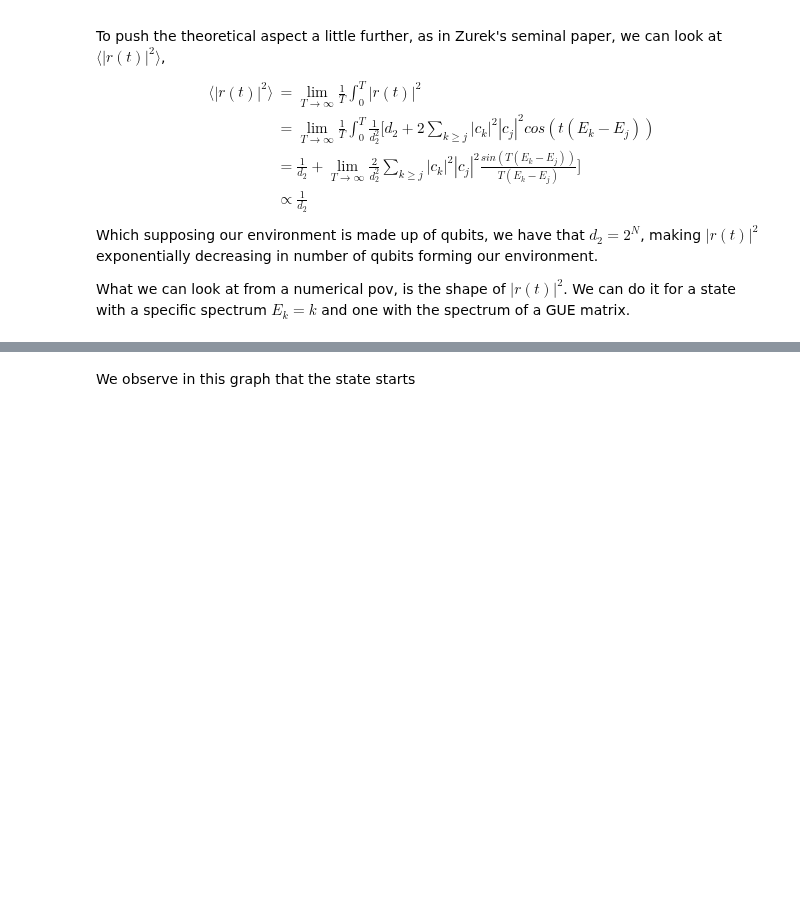
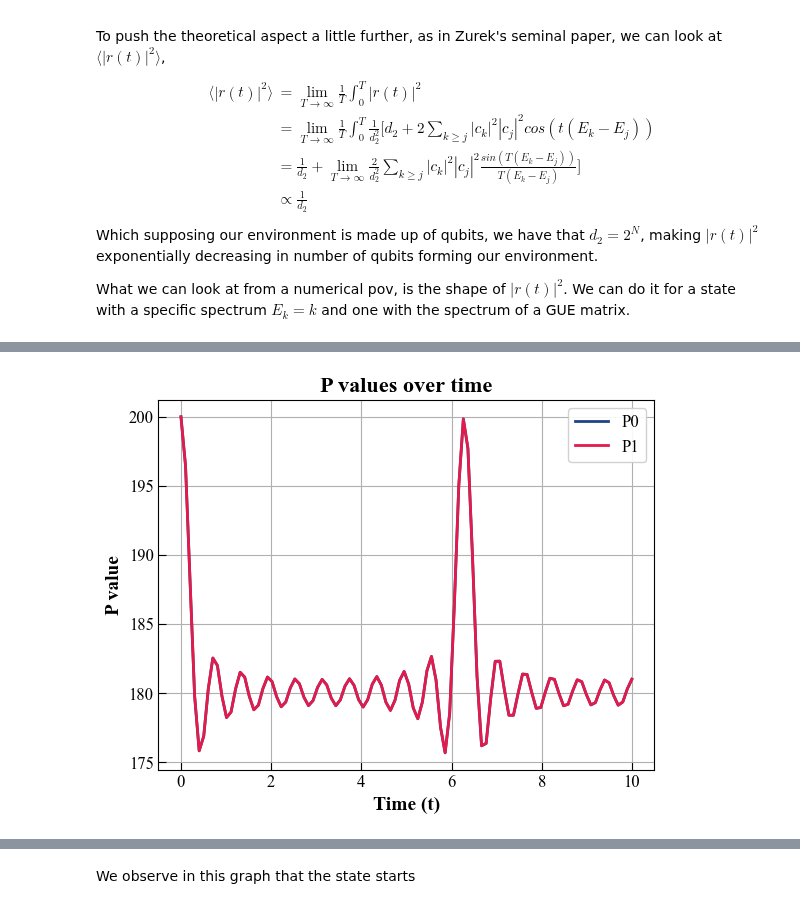
Before and after one commit to MarinAndreGirard/ACL, a Jupyter notebook: Working/Decoherence_edu.ipynb, the cells around one changed output, grey strips where cells are left out. Drawn from its saved outputs; the diff is of its cells as text; code cells hidden in the pictures; blank space fills up the shorter version.

```diff
--- a/Working/Decoherence_edu.ipynb
+++ b/Working/Decoherence_edu.ipynb
@@ -388,0 +296,82 @@ array([0.        , 0.        , 0.70710678, 0.        , 0.        ,
+# %%
+d=10
+E_list_k = np.linspace(1, d, d)
+H_k=np.diag(E_list_k)
+random_list = (np.random.rand(d)*10).tolist()
+H_r=np.diag(random_list)
+
+q0=ar([1,0])
+q1=ar([0,1])
+basis_vectors = []
+for i in range(d):
+    vector = np.zeros(d)
+    vector[i] = 1
+    basis_vectors.append(vector)
+
+psi_s=(1/np.sqrt(2))*(q0+q1)
+psi_e=1/np.sqrt(d)*sum(basis_vectors)
+psi_0=kr(psi_s,psi_e)
+
+def get_Ut(t,H):
+    U_t=np.exp(-1j*t*H)
+    return U_t
+
+def get_psi_t(t,psi_0,H):
+    Ut=get_Ut(t,H)
+    psi_t=Ut@psi_0
+    return psi_t
+
+def get_s(rho):
+    S=-np.trace(rho*np.log(rho))
+
+id_d=np.identity(d)
+id_2=np.identity(2)
+
+H=kr(id_2,H_k)
+H2=kr(id_2,H_r)
+
+P0=kr(out(q0,q0.conj()),id_d)
+P1=kr(out(q1,q1.conj()),id_d)
+
+t_list = np.linspace(0, 10, 100)
+P0_list=[]
+P1_list=[]
+
+for t in t_list:
+    psi_t=get_psi_t(t,psi_0,H)
+    rhot=out(psi_t,psi_t.conj())
+    P0_list.append(np.trace(rhot@P0))
+    P1_list.append(np.trace(rhot@P1))
+    #rho_p=np.trace(rhot.reshape(2,d,2,d), axis1=0, axis2=2)
+    #S_list.append(get_s(rho_p)) #Need to compute the partial trace.
+
+plt.plot(t_list, P0_list)
+plt.plot(t_list, P1_list)
+plt.xlabel('Time (t)')
+plt.ylabel('P value')
+plt.title('P values over time')
+plt.legend(["P0","P1"])
+plt.grid(True)
+plt.show()
+
+t_list = np.linspace(0, 40, 400)
+P0_list=[]
+P1_list=[]
+
+for t in t_list:
+    psi_t=get_psi_t(t,psi_0,H2)
+    rhot=out(psi_t,psi_t.conj())
+    P0_list.append(np.trace(rhot@P0))
+    P1_list.append(np.trace(rhot@P1))
+    #rho_p=np.trace(rhot.reshape(2,d,2,d), axis1=0, axis2=2)
+    #S_list.append(get_s(rho_p)) #Need to compute the partial trace.
+
+plt.plot(t_list, P0_list)
+plt.plot(t_list, P1_list)
+plt.xlabel('Time (t)')
+plt.ylabel('P value')
+plt.title('P values over time')
+plt.legend(["P0","P1"])
+plt.grid(True)
+plt.show()
+# %% [output]
@@ -388,0 +395 @@ array([0.        , 0.        , 0.70710678, 0.        , 0.        ,
+[figure, added]
```
Also changed, not shown: parts of 5 cells of this notebook.
